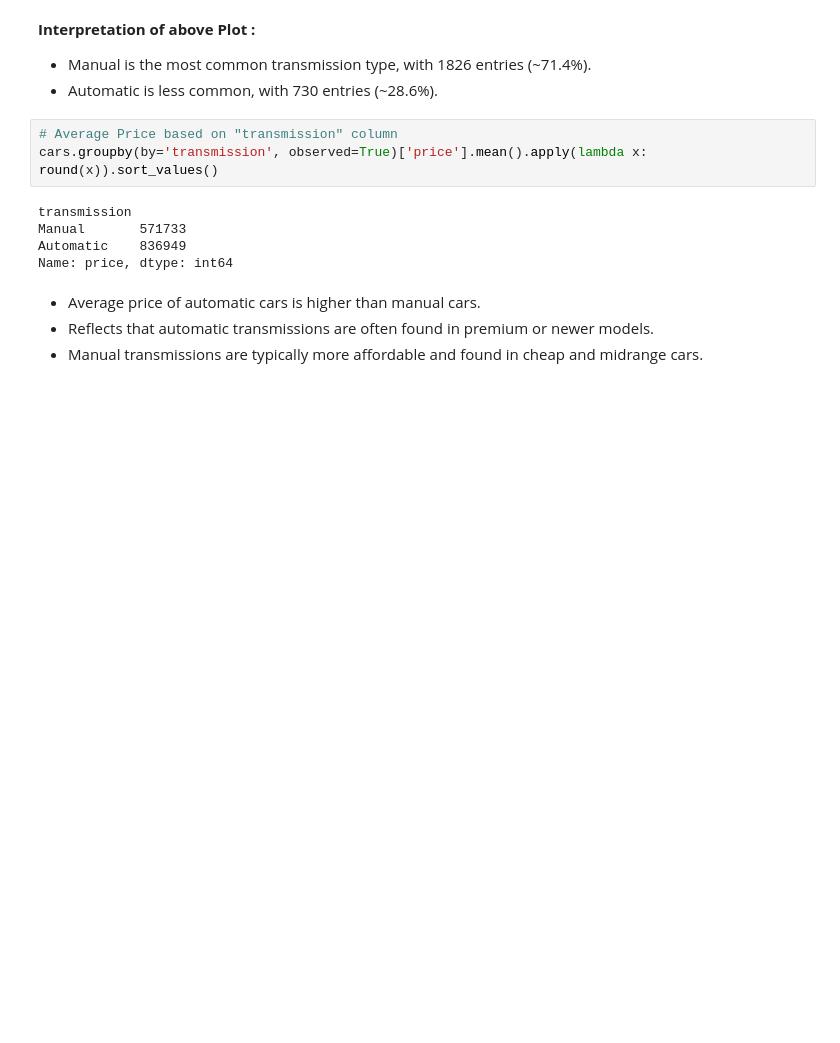
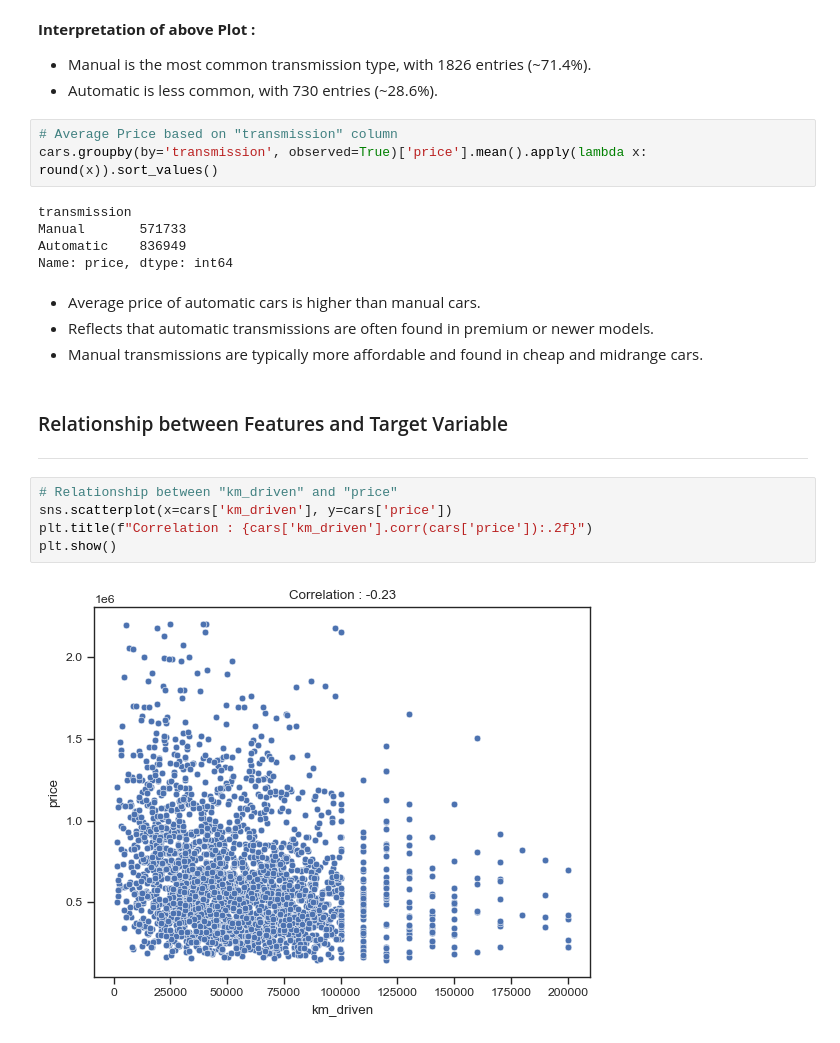
Before and after one commit to TheMrityunjayPathak/AutoIQ, a Jupyter notebook: notebooks/step_3_exploratory_data_analysis.ipynb, the cells around one changed output. Cells and saved outputs as stored; diff of their text form; blank space fills up the shorter version.

Commit message:
feat: analyze relationship between features and target variable

```diff
--- a/notebooks/step_3_exploratory_data_analysis.ipynb
+++ b/notebooks/step_3_exploratory_data_analysis.ipynb
@@ -207,3 +207,14 @@ Name: price, dtype: int64
 - Average price of automatic cars is higher than manual cars.
 - Reflects that automatic transmissions are often found in premium or newer models.
 - Manual transmissions are typically more affordable and found in cheap and midrange cars.
+# %% [markdown]
+### Relationship between Features and Target Variable
+
+---
+# %%
+# Relationship between "km_driven" and "price"
+sns.scatterplot(x=cars['km_driven'], y=cars['price'])
+plt.title(f"Correlation : {cars['km_driven'].corr(cars['price']):.2f}")
+plt.show()
+# %% [output]
+[figure, added]
```
Also changed, not shown: parts of 3 cells of this notebook.
